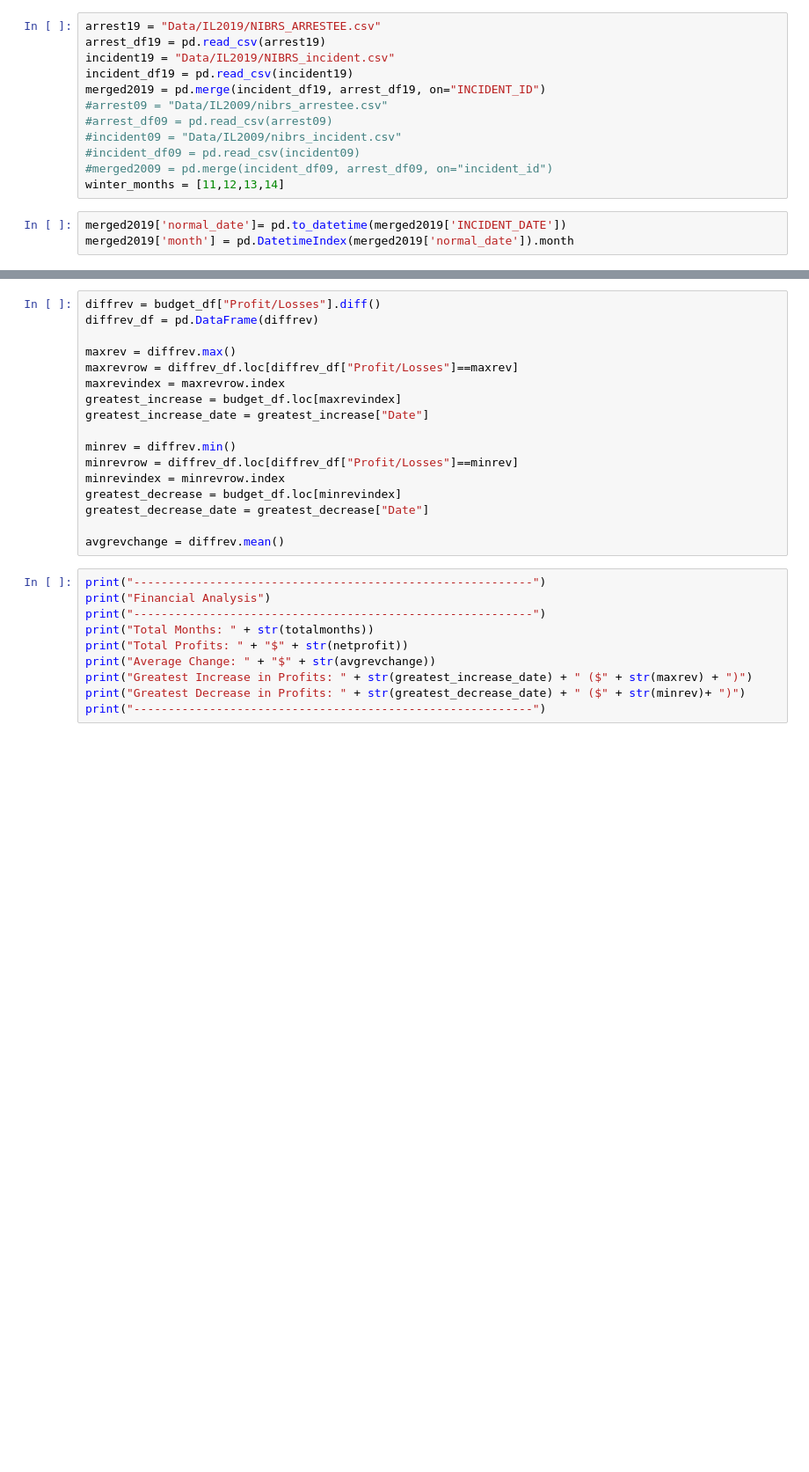
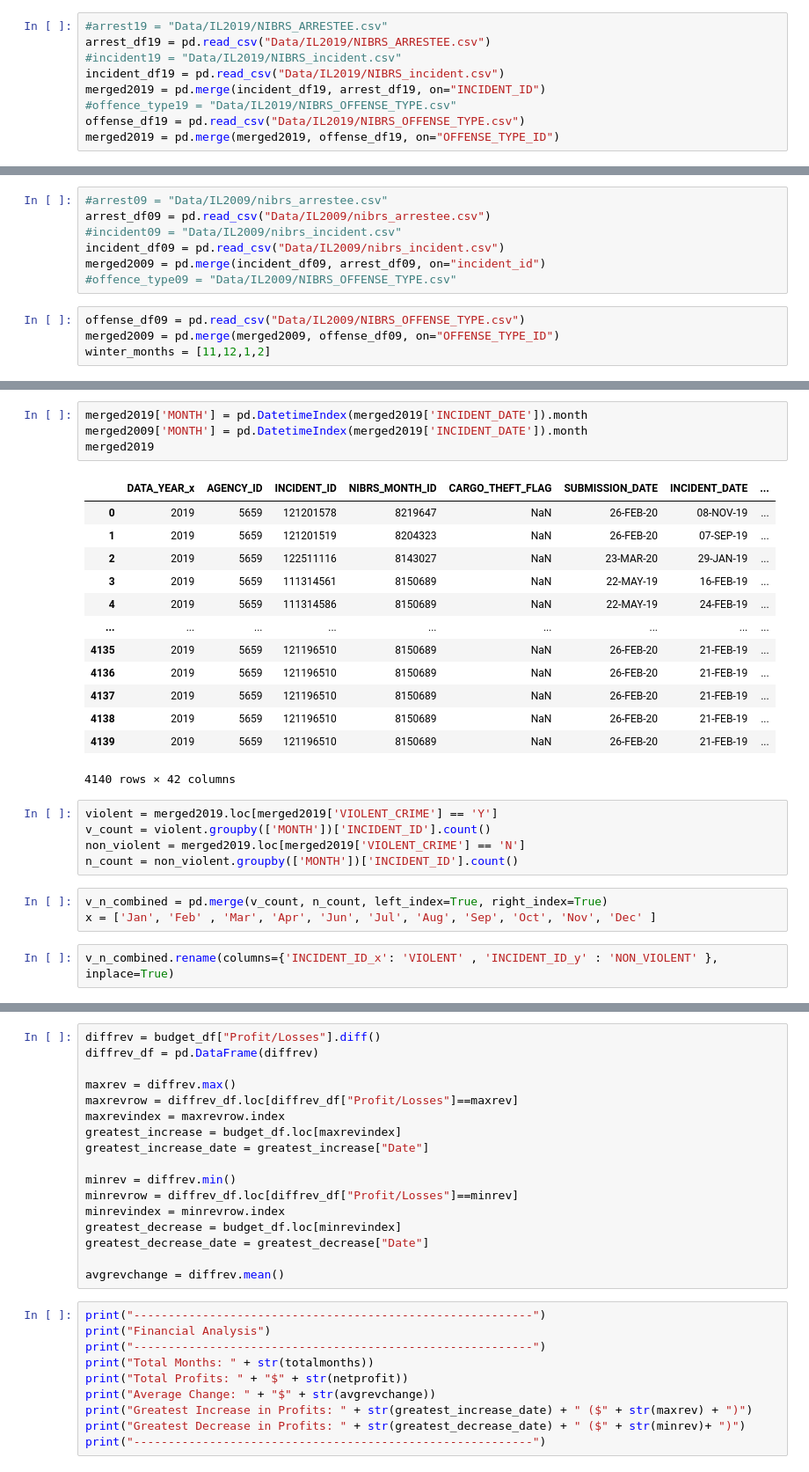
Before and after one commit to Jorgehdzdata/Project1_group3, a Jupyter notebook: Jorge.ipynb, the cells around one changed output, grey strips where cells are left out. Shown at 88% size. Drawn from its saved outputs; the diff is of its cells as text; blank space fills up the shorter version.

Commit message:
Adding the latest of my code and changes to 2009 data

```diff
--- a/Jorge.ipynb
+++ b/Jorge.ipynb
@@ -6,15 +8,9 @@ from datetime import datetime
 # %%
-arrest19 = "Data/IL2019/NIBRS_ARRESTEE.csv"
-arrest_df19 = pd.read_csv(arrest19)
-incident19 = "Data/IL2019/NIBRS_incident.csv"
-incident_df19 = pd.read_csv(incident19)
+#arrest19 = "Data/IL2019/NIBRS_ARRESTEE.csv"
+arrest_df19 = pd.read_csv("Data/IL2019/NIBRS_ARRESTEE.csv")
+#incident19 = "Data/IL2019/NIBRS_incident.csv"
+incident_df19 = pd.read_csv("Data/IL2019/NIBRS_incident.csv")
 merged2019 = pd.merge(incident_df19, arrest_df19, on="INCIDENT_ID")
-#arrest09 = "Data/IL2009/nibrs_arrestee.csv"
-#arrest_df09 = pd.read_csv(arrest09)
-#incident09 = "Data/IL2009/nibrs_incident.csv"
-#incident_df09 = pd.read_csv(incident09)
-#merged2009 = pd.merge(incident_df09, arrest_df09, on="incident_id")
-winter_months = [11,12,13,14]
+#offence_type19 = "Data/IL2019/NIBRS_OFFENSE_TYPE.csv"
+offense_df19 = pd.read_csv("Data/IL2019/NIBRS_OFFENSE_TYPE.csv")
+merged2019 = pd.merge(merged2019, offense_df19, on="OFFENSE_TYPE_ID")
-# %%
-merged2019['normal_date']= pd.to_datetime(merged2019['INCIDENT_DATE'])
-merged2019['month'] = pd.DatetimeIndex(merged2019['normal_date']).month
@@ -38,0 +17,11 @@ winter.head(100)
+# %%
+#arrest09 = "Data/IL2009/nibrs_arrestee.csv"
+arrest_df09 = pd.read_csv("Data/IL2009/nibrs_arrestee.csv")
+#incident09 = "Data/IL2009/nibrs_incident.csv"
+incident_df09 = pd.read_csv("Data/IL2009/nibrs_incident.csv")
+merged2009 = pd.merge(incident_df09, arrest_df09, on="incident_id")
+#offence_type09 = "Data/IL2009/NIBRS_OFFENSE_TYPE.csv"
+# %%
+offense_df09 = pd.read_csv("Data/IL2009/NIBRS_OFFENSE_TYPE.csv")
+merged2009 = pd.merge(merged2009, offense_df09, on="OFFENSE_TYPE_ID")
+winter_months = [11,12,1,2]
@@ -38,0 +53,28 @@ winter.head(100)
+# %%
+merged2019['MONTH'] = pd.DatetimeIndex(merged2019['INCIDENT_DATE']).month
+merged2009['MONTH'] = pd.DatetimeIndex(merged2019['INCIDENT_DATE']).month
+merged2019
+# %% [output]
+|  | DATA_YEAR_x | AGENCY_ID | INCIDENT_ID | NIBRS_MONTH_ID | CARGO_THEFT_FLAG | SUBMISSION_DATE | INCIDENT_DATE | ... |
+| 0 | 2019 | 5659 | 121201578 | 8219647 | NaN | 26-FEB-20 | 08-NOV-19 | ... |
+| 1 | 2019 | 5659 | 121201519 | 8204323 | NaN | 26-FEB-20 | 07-SEP-19 | ... |
+| 2 | 2019 | 5659 | 122511116 | 8143027 | NaN | 23-MAR-20 | 29-JAN-19 | ... |
+| 3 | 2019 | 5659 | 111314561 | 8150689 | NaN | 22-MAY-19 | 16-FEB-19 | ... |
+| 4 | 2019 | 5659 | 111314586 | 8150689 | NaN | 22-MAY-19 | 24-FEB-19 | ... |
+| ... | ... | ... | ... | ... | ... | ... | ... | ... |
+| 4135 | 2019 | 5659 | 121196510 | 8150689 | NaN | 26-FEB-20 | 21-FEB-19 | ... |
+| 4136 | 2019 | 5659 | 121196510 | 8150689 | NaN | 26-FEB-20 | 21-FEB-19 | ... |
+| 4137 | 2019 | 5659 | 121196510 | 8150689 | NaN | 26-FEB-20 | 21-FEB-19 | ... |
+| 4138 | 2019 | 5659 | 121196510 | 8150689 | NaN | 26-FEB-20 | 21-FEB-19 | ... |
+| 4139 | 2019 | 5659 | 121196510 | 8150689 | NaN | 26-FEB-20 | 21-FEB-19 | ... |
+4140 rows × 42 columns
+# %%
+violent = merged2019.loc[merged2019['VIOLENT_CRIME'] == 'Y']
+v_count = violent.groupby(['MONTH'])['INCIDENT_ID'].count()
+non_violent = merged2019.loc[merged2019['VIOLENT_CRIME'] == 'N']
+n_count = non_violent.groupby(['MONTH'])['INCIDENT_ID'].count()
+# %%
+v_n_combined = pd.merge(v_count, n_count, left_index=True, right_index=True)
+x = ['Jan', 'Feb' , 'Mar', 'Apr', 'Jun', 'Jul', 'Aug', 'Sep', 'Oct', 'Nov', 'Dec' ]
+# %%
+v_n_combined.rename(columns={'INCIDENT_ID_x': 'VIOLENT' , 'INCIDENT_ID_y' : 'NON_VIOLENT' }, inplace=True)
```
Also changed, not shown: parts of 13 cells of this notebook, 2 other files.
